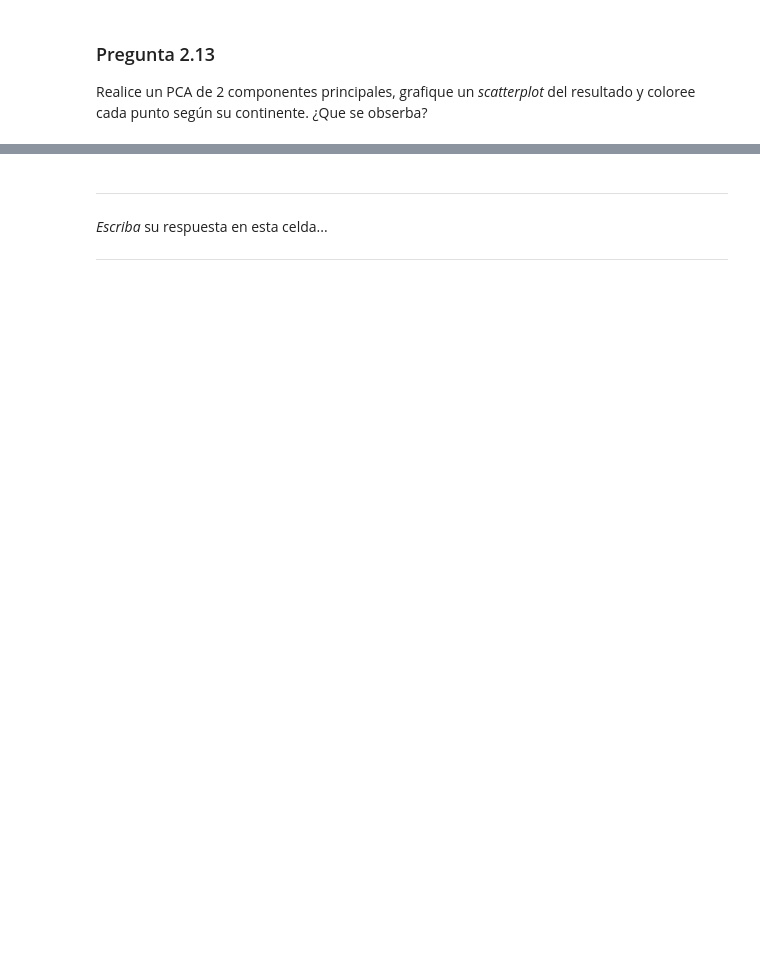
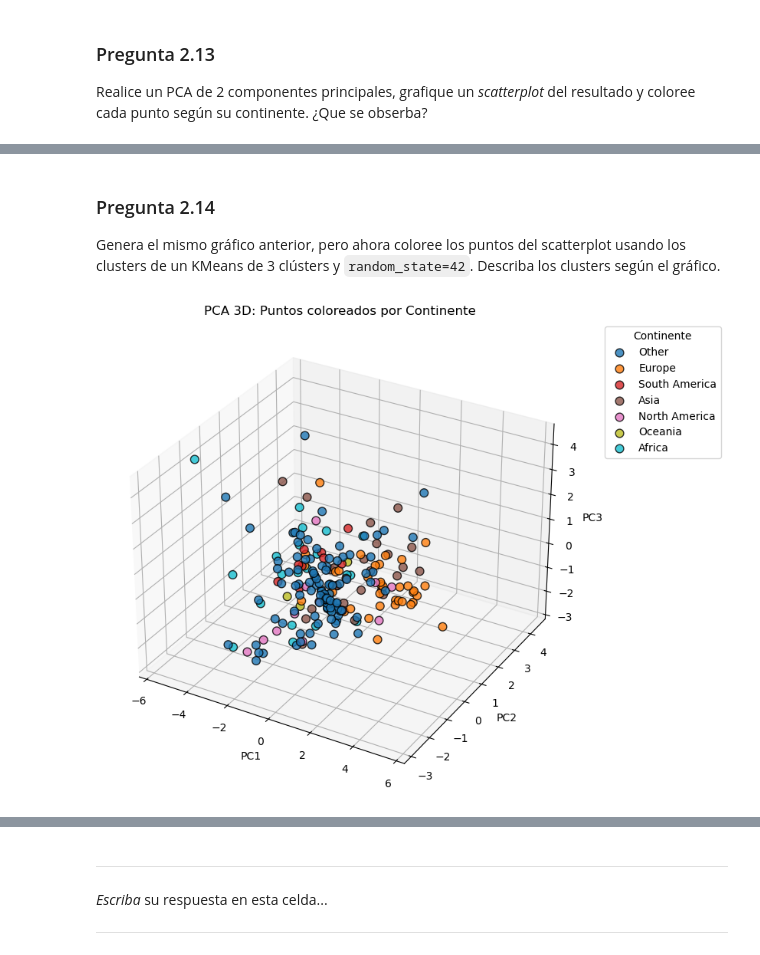
Before and after one commit to GabOqueli-16062022/Aplicaciones_Machine_Learning_economia, a Jupyter notebook: Tarea II/Tarea_2.ipynb, the cells around one changed output, grey strips where cells are left out. Drawn from its saved outputs; the diff is of its cells as text; code cells hidden in the pictures; blank space fills up the shorter version.

```diff
--- a/Tarea II/Tarea_2.ipynb
+++ b/Tarea II/Tarea_2.ipynb
@@ -2861,0 +2880,37 @@ plt.show()
+# %% [markdown]
+### Pregunta 2.14
+
+Genera el mismo gráfico anterior, pero ahora coloree los puntos del scatterplot usando los clusters de un KMeans de 3 clústers y `random_state=42`. Describa los clusters según el gráfico.
+# %%
+# Adjuntamos el diccionario
+df_pca3["Continent"] = df_pca3["Country"].map(country_continent_mapping).fillna("Other")
+# K-Means sobre los 3 componentes principales
+k_opt = 3
+kmeans_pca3 = KMeans(n_clusters=k_opt, random_state=42, n_init=10)
+df_pca3["Cluster"] = kmeans_pca3.fit_predict(df_pca3[["PC1", "PC2", "PC3"]])
+# %%
+# Visualización 3D: scatterplot coloreado por continente
+fig = plt.figure(figsize=(10, 8))
+ax = fig.add_subplot(111, projection='3d')
+continents = df_pca3["Continent"].unique()
+palette = plt.get_cmap("tab10", len(continents))
+for i, cont in enumerate(continents):
+    subset = df_pca3[df_pca3["Continent"] == cont]
+    ax.scatter(
+        subset["PC1"],
+        subset["PC2"],
+        subset["PC3"],
+        label=cont,
+        c=[palette(i)],
+        s=60,
+        alpha=0.8,
+        edgecolor='k'
+    )
+ax.set_title("PCA 3D: Puntos coloreados por Continente")
+ax.set_xlabel("PC1")
+ax.set_ylabel("PC2")
+ax.set_zlabel("PC3")
+ax.legend(title="Continente", bbox_to_anchor=(1.05, 1), loc="upper left")
+plt.show()
+# %% [output]
+[figure, added]
```
Also changed, not shown: parts of 19 cells of this notebook.
